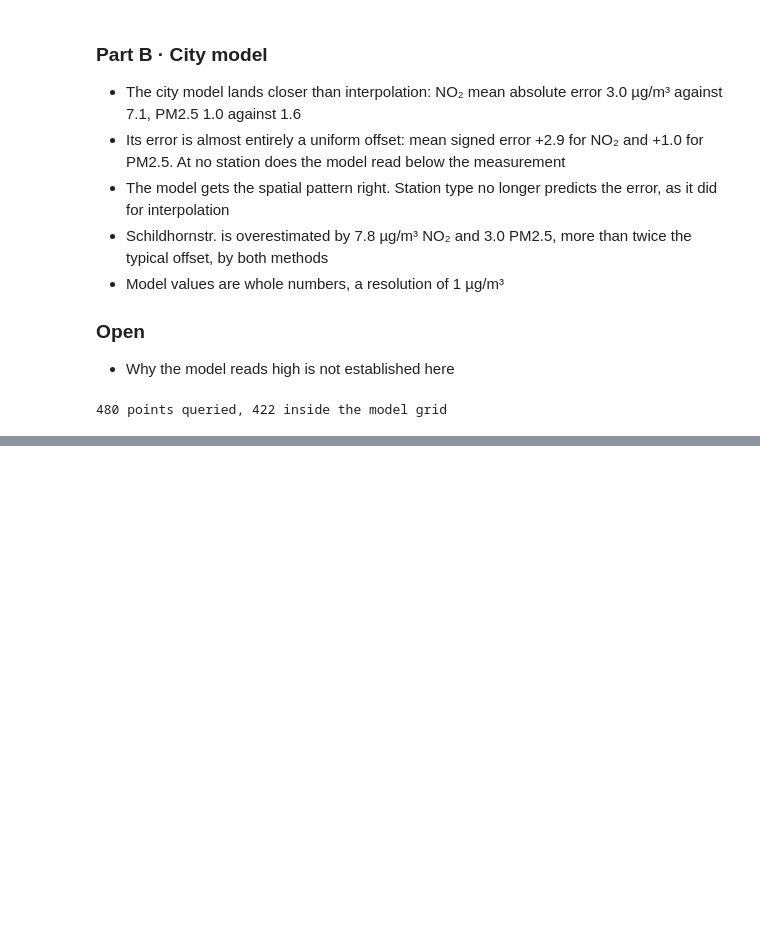
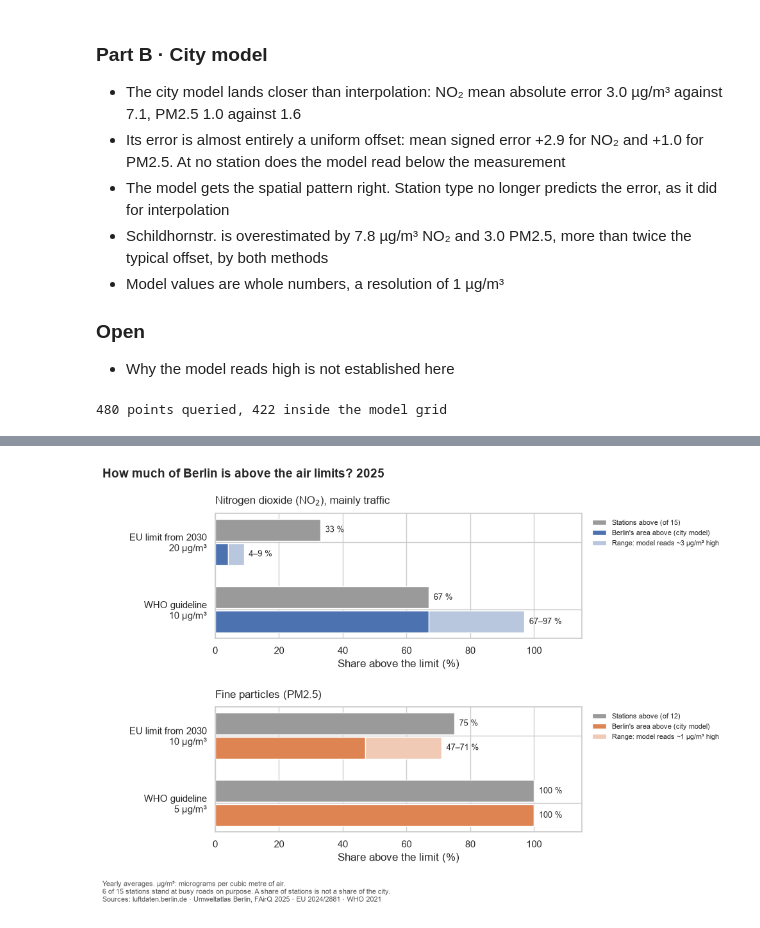
Before and after one commit to petrakuhnle/Air_Quality_Project, a Jupyter notebook: notebooks/04_spatial.ipynb, the cells around one changed output, grey strips where cells are left out. Saved outputs shown, nothing was run; the diff lists cells and outputs as text; code cells hidden in the pictures; blank space fills up the shorter version.

```diff
--- a/notebooks/04_spatial.ipynb
+++ b/notebooks/04_spatial.ipynb
@@ -421,0 +451,18 @@ print(len(lats) * len(lngs), "points queried,", len(grid), "inside the model gri
+# %%
+# Share of Berlin's area above each level, against the share of stations above.
+# The model reads high at the stations by a mean offset (model_bias in cmp),
+# so each area share is also shown with the level raised by that offset.
+bias = cmp["model_bias"]
+rows = []
+for core in ["no2", "pm2"]:
+    meas = ann.loc[ann["core"] == core, "measured"]
+    for name, lvl in [("EU 2030", LIMIT[core]), ("WHO", WHO[core])]:
+        rows.append({
+            "pollutant": core,
+            "level": f"{name} {lvl}",
+            "stations_pct": (meas > lvl).mean() * 100,
+            "area_pct": (grid[core] > lvl).mean() * 100,
+            "area_pct_offset": (grid[core] > lvl + bias[core]).mean() * 100,
+        })
+area = pd.DataFrame(rows).round(0)
+area
@@ -421,0 +475,49 @@ print(len(lats) * len(lngs), "points queried,", len(grid), "inside the model gri
+# %%
+# Share above each limit: stations against Berlin's area.
+# Area is a range: solid corrects for the model reading high, pale is the model as published.
+PLAIN = {"no2": "Nitrogen dioxide (NO$_2$), mainly traffic",
+         "pm2": "Fine particles (PM2.5)"}
+
+fig, axes = plt.subplots(2, 1, figsize=(11, 7))
+
+for ax, core in zip(axes, ["no2", "pm2"]):
+    g = area[area["pollutant"] == core].reset_index(drop=True)
+    n = (ann["core"] == core).sum()
+    y = np.arange(len(g))
+    lo, hi = g["area_pct_offset"], g["area_pct"]
+
+    ax.barh(y - 0.18, g["stations_pct"], height=0.32, color="#9a9a9a",
+            label=f"Stations above (of {n})")
+    ax.barh(y + 0.18, lo, height=0.32, color=COLOUR[core],
+            label="Berlin's area above (city model)")
+    ax.barh(y + 0.18, hi - lo, left=lo, height=0.32, color=PALE[core],
+            label=f"Range: model reads ~{bias[core]:.0f} µg/m³ high")
+
+    for yy, s in zip(y, g["stations_pct"]):
+        ax.text(s + 1.5, yy - 0.18, f"{s:.0f} %", va="center", fontsize=9)
+    for yy, a, b in zip(y, lo, hi):
+        ax.text(b + 1.5, yy + 0.18, f"{a:.0f} %" if a == b else f"{a:.0f}–{b:.0f} %",
+                va="center", fontsize=9)
+
+    ax.set_yticks(y)
+    ax.set_yticklabels([f"EU limit from 2030\n{LIMIT[core]} µg/m³",
+                        f"WHO guideline\n{WHO[core]} µg/m³"])
+    ax.invert_yaxis()
+    ax.set_xlim(0, 115)
+    ax.set_xlabel("Share above the limit (%)")
+    ax.set_title(PLAIN[core], loc="left", pad=10)
+    ax.legend(loc="upper left", bbox_to_anchor=(1.01, 1), fontsize=8, frameon=False)
+
+fig.suptitle("How much of Berlin is above the air limits? 2025",
+             x=0.02, ha="left", fontsize=14, fontweight="bold")
+
+fig.text(0.02, 0.01, "\n".join([
+    "Yearly averages. µg/m³: micrograms per cubic metre of air.",
+    "6 of 15 stations stand at busy roads on purpose. A share of stations is not a share of the city.",
+    "Sources: luftdaten.berlin.de · Umweltatlas Berlin, FAirQ 2025 · EU 2024/2881 · WHO 2021",
+]), fontsize=8, color="#555555", va="bottom")
+
+plt.subplots_adjust(left=0.18, right=0.7, top=0.88, bottom=0.17, hspace=0.55)
+plt.savefig(ROOT / "figures" / "04_compliance_by_area.png", dpi=150, pad_inches=0.3)
+# %% [output]
+[figure, added]
```
Also changed, not shown: parts of 4 cells of this notebook.
